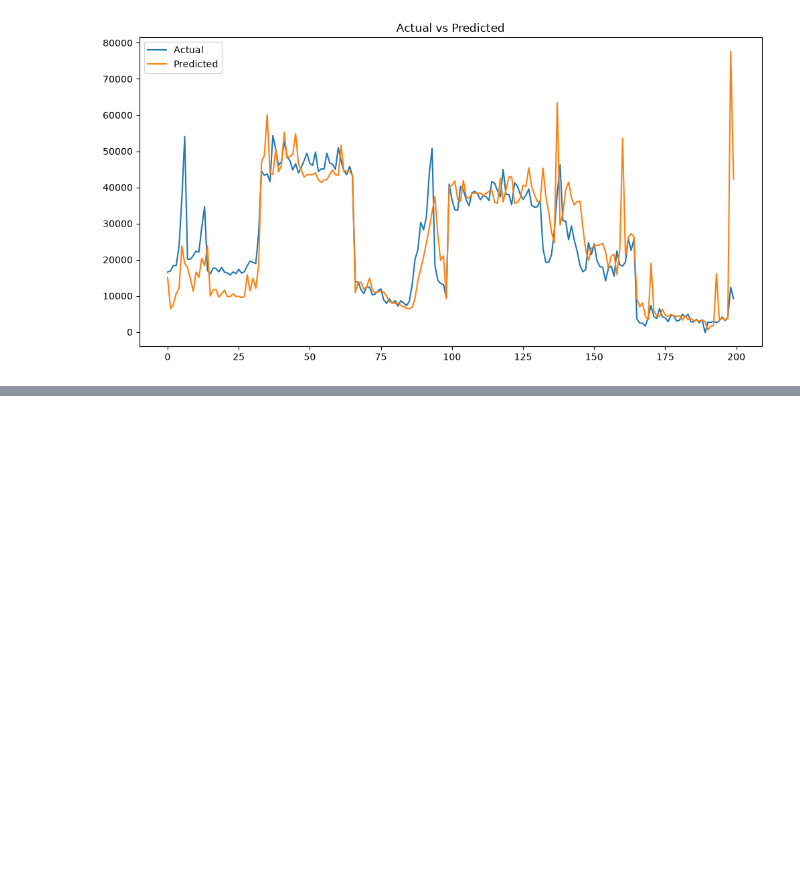
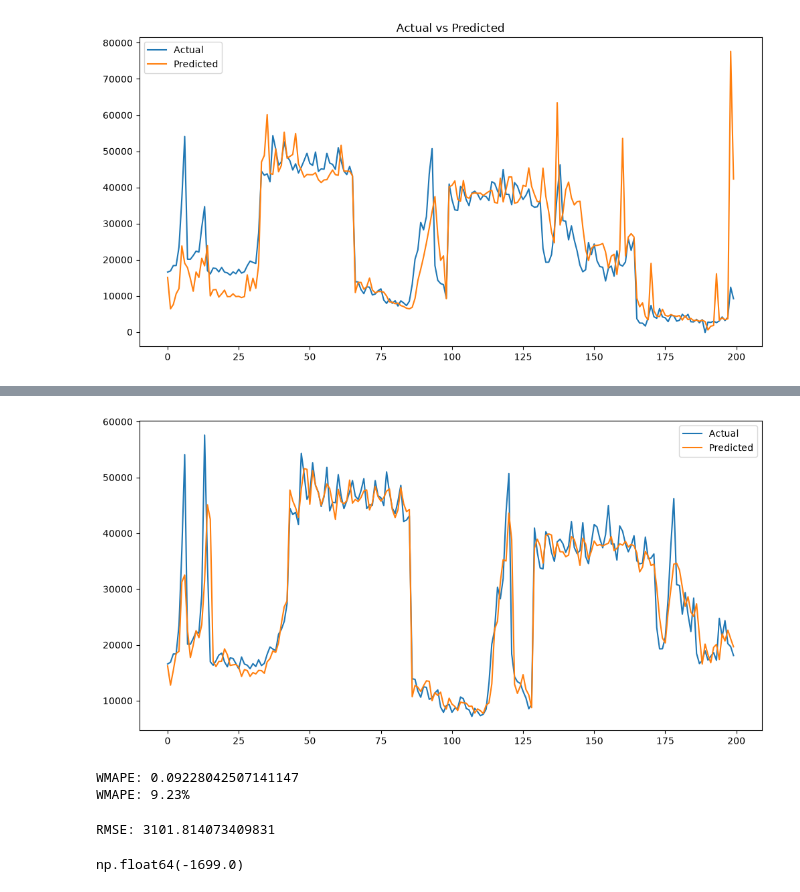
Before and after one commit to brishty-xo/supply-chain-demand-forecasting, a Jupyter notebook: notebooks/eda.ipynb, the cells around one changed output, grey strips where cells are left out. Saved outputs shown, nothing was run; the diff lists cells and outputs as text; code cells hidden in the pictures; blank space fills up the shorter version.

Commit message:
Improve forecasting model with advanced time-series features

```diff
--- a/notebooks/eda.ipynb
+++ b/notebooks/eda.ipynb
@@ -389,0 +534,30 @@ plt.show()
+# %%
+split_date = "2012-01-01"
+
+train_data = model_df_v2[
+    model_df_v2["Date"] < split_date
+]
+
+test_data = model_df_v2[
+    model_df_v2["Date"] >= split_date
+]
+# %%
+X_train = train_data[features_v2]
+y_train = train_data["Weekly_Sales"]
+
+X_test = test_data[features_v2]
+y_test = test_data["Weekly_Sales"]
+# %%
+from xgboost import XGBRegressor
+
+model_v2 = XGBRegressor(
+    n_estimators=300,
+    learning_rate=0.05,
+    max_depth=8,
+    subsample=0.8,
+    colsample_bytree=0.8,
+    random_state=42,
+    n_jobs=-1
+)
+
+model_v2.fit(X_train, y_train)
@@ -389,0 +576,2 @@ plt.show()
+# %%
+preds_v2 = model_v2.predict(X_test)
@@ -389,0 +643,39 @@ plt.show()
+# %%
+import matplotlib.pyplot as plt
+
+plt.figure(figsize=(12,6))
+
+plt.plot(y_test.values[:200], label="Actual")
+plt.plot(preds_v2[:200], label="Predicted")
+
+plt.legend()
+plt.show()
+# %% [output]
+[figure, added]
+# %%
+wmape = (
+    abs(y_test - preds_v2).sum()
+    / abs(y_test).sum()
+)
+
+print("WMAPE:", wmape)
+print(f"WMAPE: {wmape*100:.2f}%")
+# %% [output]
+WMAPE: 0.09228042507141147
+WMAPE: 9.23%
+# %%
+from sklearn.metrics import root_mean_squared_error
+
+rmse = root_mean_squared_error(
+    y_test,
+    preds_v2
+)
+
+print("RMSE:", rmse)
+# %% [output]
+RMSE: 3101.814073409831
+# %%
+(y_test == 0).sum()
+y_test.min()
+# %% [output]
+np.float64(-1699.0)
```
Also changed, not shown: parts of 18 cells of this notebook.
